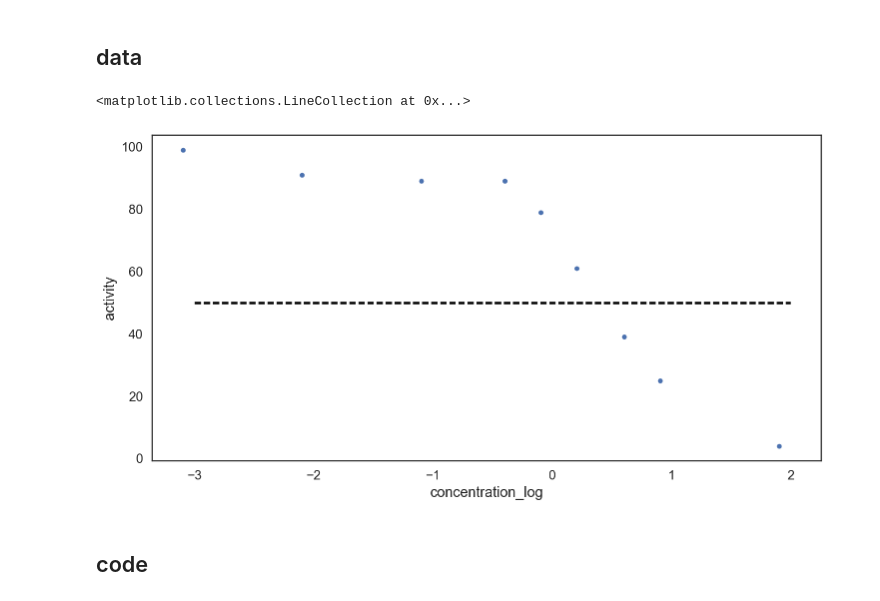
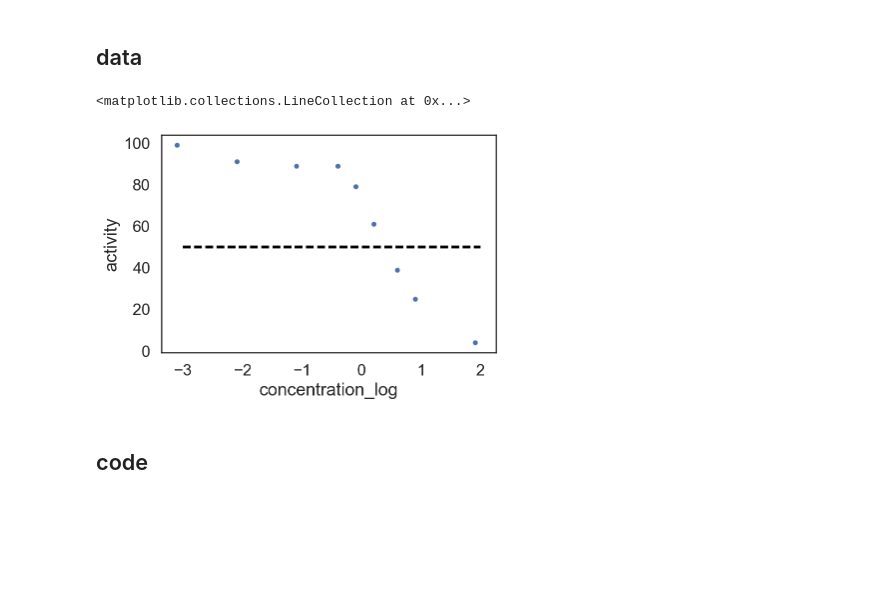
Before and after one commit to ericmjl/bayesian-stats-talk, a Jupyter notebook: slides.ipynb, the cells around one changed output. Drawn from its saved outputs; the diff is of its cells as text; code cells hidden in the pictures; blank space fills up the shorter version.

```diff
--- a/slides.ipynb
+++ b/slides.ipynb
@@ -4,7 +4,7 @@ import numpy.random as npr
 import matplotlib.pyplot as plt
 from collections import Counter
 import seaborn as sns
-sns.set_context('talk')
+sns.set_context('poster')
 sns.set_style('white')
 
 %config InlineBackend.figure_format = 'retina'
@@ -158,13 +184,13 @@ given the data, what is the IC<sub>50</sub> value of the chemical, and the uncer
 # %% [markdown]
 ## data
 # %%
-fig = plt.figure(figsize=(12,6))
+fig = plt.figure()
 ax = fig.add_subplot(1,1,1)
 df.plot(kind='scatter', x='concentration_log', y='activity', ax=ax)
 plt.hlines(y=50, xmin=-3, xmax=2, linestyles='--')
 # %% [output]
 <matplotlib.collections.LineCollection at 0x...>
-[figure, old version]
+[figure, new version]
 # %% [markdown]
 ## code
 # %%
```
Also changed, not shown: parts of 33 cells of this notebook.
